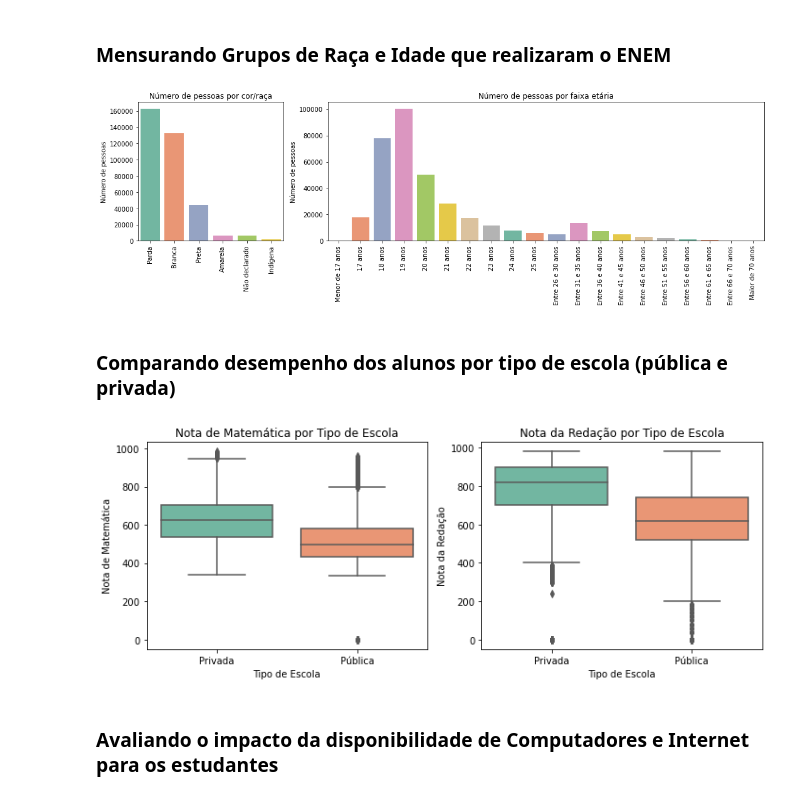
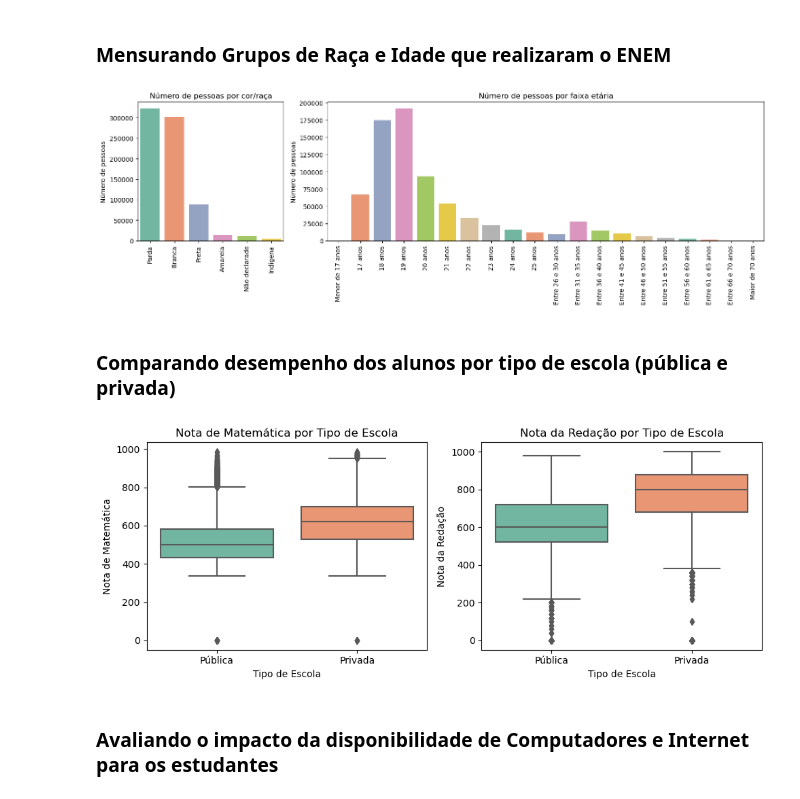
Before and after one commit to iaracastro/EducaODS-Enem, a Jupyter notebook: main.ipynb, the cells around one changed output. Drawn from its saved outputs; the diff is of its cells as text; code cells hidden in the pictures.

```diff
--- a/main.ipynb
+++ b/main.ipynb
@@ -33,0 +31,10 @@ df_questionario = pd.read_csv('DADOS/QUEST_HAB_ESTUDO.csv', sep=';', encoding='I
+# %%
+colunas = ['TP_FAIXA_ETARIA', 'TP_SEXO',
+       'TP_COR_RACA', 'TP_ESCOLA', 'TP_ENSINO', 'IN_TREINEIRO',
+       'CO_MUNICIPIO_ESC', 'NU_NOTA_MT','NU_NOTA_REDACAO', "Educação do Pai", "Educação da Mãe",
+       "Número de Residentes", "Renda Familiar", "Acesso a Computadores", "Acesso a Internet",
+       'Q001', 'Q002', 'Q003', 'Q013', 'Q014', 'Q015', 'Q016', 'Q017', 'Q018', 'Q019', 'Q020', 'Q021',
+       'Q022', 'Q023', 'Q024', 'Q027', 'Q028A', 'Q028B', 'Q028C', 'Q028D', 'Q028E', 'Q028F',
+       'Q028G', 'Q028H', 'Q028I', 'Q028J', 'Q028K', 'Q028L', 'Q028M', 'Q028N',
+       'Q028O', 'Q028P','Q028Q', 'Q028R', 'Q029', 'Q030A', 'Q030B', 'Q030C',
+       'Q030D', 'Q030E', 'Q030F', 'Q030G']
@@ -34 +61,3 @@ df_questionario = pd.read_csv('DADOS/QUEST_HAB_ESTUDO.csv', sep=';', encoding='I
+# %%
+df_microdados = pd.read_csv('DADOS/microdados_reduzido.csv', sep=';', encoding='ISO-8859-1', usecols=colunas)
 # %%
@@ -86,12 +139,8 @@ replace_dict_abdcde = {"A":'Não', "B":'Sim, 1', "C":"Sim, 2", "D":"Sim, 3", "E"
 replace_dict_ab = {"A":'Não', "B":'Sim'}
 dict_area = {'NU_NOTA_CN': "Nota de Ciências da Natureza", "NU_NOTA_CH": "Nota de Ciências Humanas", 'NU_NOTA_LC': "Nota de Linguagens e Códigos", 'NU_NOTA_MT':"Nota de Matemática", 'NU_NOTA_REDACAO': "Nota da Redação"}
 # %%
-df_microdados["Q024"] = df_microdados["Q024"].replace(replace_dict_abdcde)
-df_microdados["Q025"] = df_microdados["Q025"].replace(replace_dict_ab)
-df_microdados = df_microdados.rename(columns=replace_colunas_microdados)
-
-replace_dict_questionario = {0: 'Não Respondeu', 1: 'Respondeu',2: 'Não Respondeu'}
-df_questionario['TP_RESPOSTA'] = df_questionario['TP_RESPOSTA'].replace(replace_dict_questionario)
+df_microdados["Acesso a Computadores"] = df_microdados["Acesso a Computadores"].replace(replace_dict_abdcde)
+df_microdados["Acesso a Internet"] = df_microdados["Acesso a Internet"].replace(replace_dict_ab)
 
 for i in range(0,18):
     df_microdados.loc[df_microdados['TP_FAIXA_ETARIA'] == i, 'TP_FAIXA_ETARIA'] = idades_dict[i]
@@ -124,14 +155,14 @@ ax1 = fig.add_subplot(gs[0])
 ax2 = fig.add_subplot(gs[1])
 
 # Primeiro plot: Raça
-sns.barplot(x=data_presentes['TP_COR_RACA'].value_counts().index, y=data_presentes['TP_COR_RACA'].value_counts(), ax=ax1, palette='Set2', width=0.8)
+sns.barplot(x=df_microdados['TP_COR_RACA'].value_counts().index, y=df_microdados['TP_COR_RACA'].value_counts(), ax=ax1, palette='Set2', width=0.8)
 ax1.set_ylabel('Número de pessoas')
 ax1.set_title('Número de pessoas por cor/raça')
 ax1.set_xticklabels(ax1.get_xticklabels(), rotation=90)
 ax1.set_xlabel('')
 
 # Segundo plot: Faixa Etária
-sns.barplot(x=data_presentes['TP_FAIXA_ETARIA'].value_counts().index, y=data_presentes['TP_FAIXA_ETARIA'].value_counts(), ax=ax2, palette='Set2', order=idades_dict.values())
+sns.barplot(x=df_microdados['TP_FAIXA_ETARIA'].value_counts().index, y=df_microdados['TP_FAIXA_ETARIA'].value_counts(), ax=ax2, palette='Set2', order=idades_dict.values())
 ax2.set_ylabel('Número de pessoas')
 plt.xlabel('Faixa Etária')
 ax2.set_title('Número de pessoas por faixa etária')
@@ -141,31 +172,31 @@ ax2.set_xlabel('')
 plt.tight_layout();
 plt.show()
 # %% [output]
-[figure, old version]
+[figure, new version]
 # %% [markdown]
 ### Comparando desempenho dos alunos por tipo de escola (pública e privada)
 # %%
 # Use .copy() para garantir que você tenha uma cópia independente do DataFrame original
-data_presentes = data_presentes.copy()
-data_presentes.loc[:, 'TIPO_ESCOLA'] = data_presentes['TP_ESCOLA'].map({2: 'Pública', 3: 'Privada'})
+df_microdados = df_microdados.copy()
+df_microdados.loc[:, 'TIPO_ESCOLA'] = df_microdados['TP_ESCOLA'].map({2: 'Pública', 3: 'Privada'})
 # create two subplots
 fig, axes = plt.subplots(nrows=1, ncols=2, figsize=(10, 4))
 axes = axes.flatten()
 
-sns.boxplot(x='TIPO_ESCOLA', y='NU_NOTA_MT', data=data_presentes, ax=axes[0], palette='Set2')
+sns.boxplot(x='TIPO_ESCOLA', y='NU_NOTA_MT', data=df_microdados, ax=axes[0], palette='Set2')
 axes[0].set_xlabel('Tipo de Escola')
 axes[0].set_ylabel('Nota de Matemática')
 axes[0].set_title('Nota de Matemática por Tipo de Escola')
 
-sns.boxplot(x='TIPO_ESCOLA', y='NU_NOTA_REDACAO', data=data_presentes, ax=axes[1], palette='Set2')
+sns.boxplot(x='TIPO_ESCOLA', y='NU_NOTA_REDACAO', data=df_microdados, ax=axes[1], palette='Set2')
 axes[1].set_xlabel('Tipo de Escola')
 axes[1].set_ylabel('Nota da Redação')
 axes[1].set_title('Nota da Redação por Tipo de Escola')
 
 plt.tight_layout()
 plt.show()
 # %% [output]
-[figure, old version]
+[figure, new version]
 # %% [markdown]
 ### Avaliando o impacto da disponibilidade de Computadores e Internet para os estudantes
 # %%
```
Also changed, not shown: parts of 18 cells of this notebook, 4 other files.
